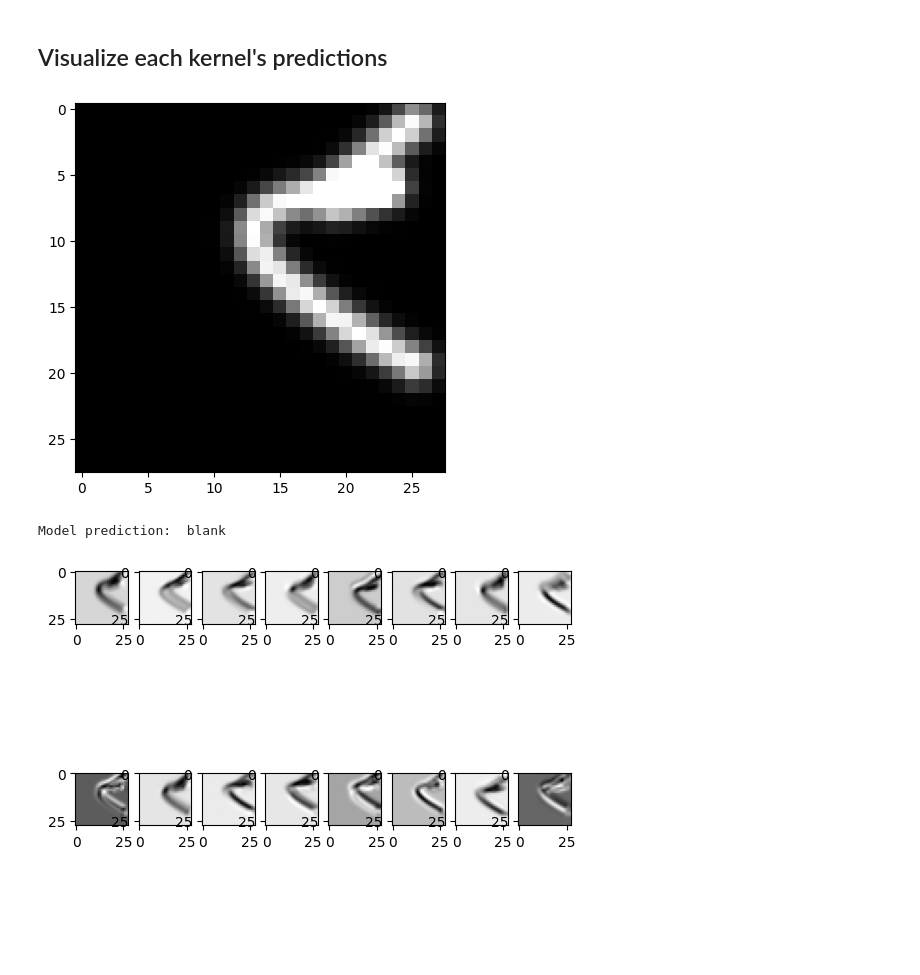
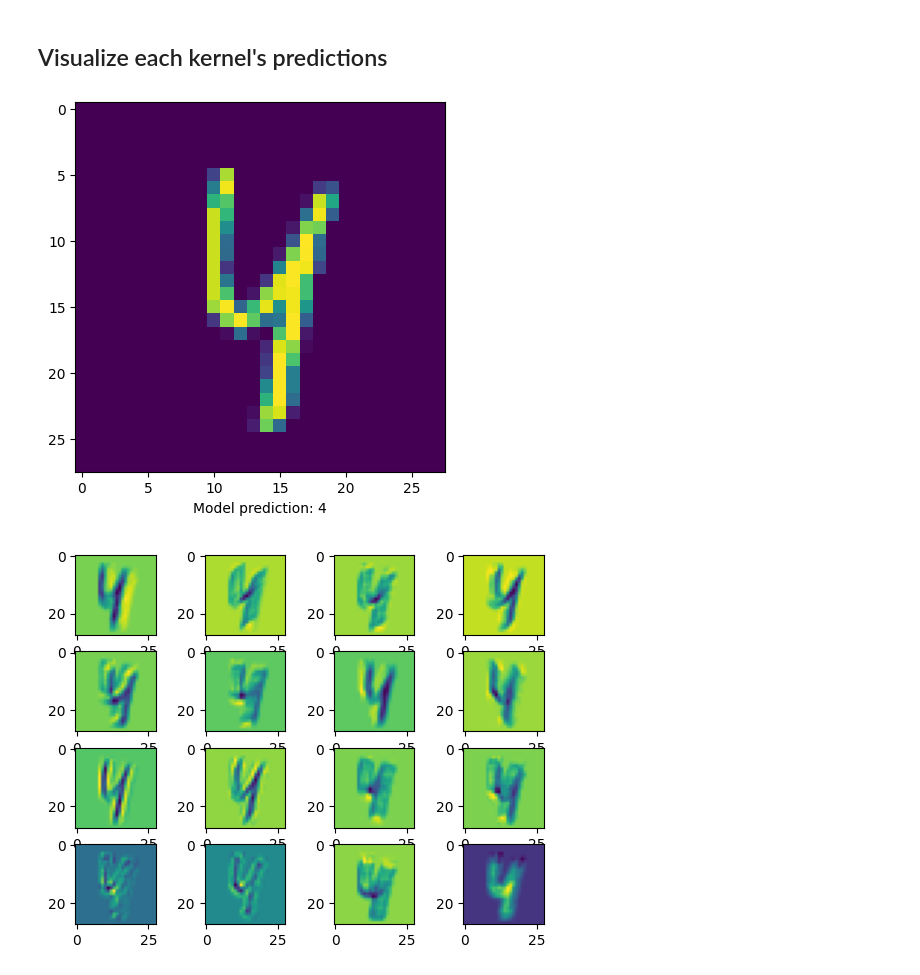
Before and after one commit to AI-MED-AGH/handwritten-digits-recognizer, a Jupyter notebook: visualize_kernel.ipynb, the cells around one changed output. Drawn from its saved outputs; the diff is of its cells as text; code cells hidden in the pictures; blank space fills up the shorter version.

```diff
--- a/visualize_kernel.ipynb
+++ b/visualize_kernel.ipynb
@@ -26,10 +29,10 @@ class_mapper: dict = {
 # %% [markdown]
 ## Visualize the kernels
 # %%
-fig, axes = plt.subplots(2, 8, sharex=True, sharey=True, subplot_kw={'xticklabels': '', 'yticklabels': '', 'xticks': (50,), 'yticks': (50,)})
+fig, axes = plt.subplots(4, 4, sharex=True, sharey=True, subplot_kw={'xticklabels': '', 'yticklabels': '', 'xticks': (50,), 'yticks': (50,)})
 with torch.no_grad():
     for idx, ker in enumerate(model.kernels):
 
 
-        axes[idx // 8, idx % 8].imshow(ker.squeeze(0))
+        axes[idx // 4, idx % 4].imshow(1 - ker.squeeze(0))
 # %% [output]
@@ -37,23 +114,15 @@ with torch.no_grad():
 # %% [markdown]
 ## Visualize each kernel's predictions
 # %%
-im: torch.Tensor = RandomLinesGenerator().generate()
-plt.imshow(im, cmap='gray')
-plt.show()
-im = im.unsqueeze(0).unsqueeze(0)
-fig, axes = plt.subplots(2, 8)
+im: torch.Tensor = full_test_dataset[np.random.randint(0, len(full_test_dataset))][0].squeeze()
+with torch.no_grad():
+    plt.imshow(im)
+    plt.xlabel(f'Model prediction: {torch.argmax(model(im.unsqueeze(0).unsqueeze(0)))}')
+    plt.show()
 
-plt.cla()
-model.eval()
-with torch.no_grad():
-    print('Model prediction: ', class_mapper[torch.argmax(torch.softmax(model(im), 1)).item()])
-    preds = model[0](im)
-
-    for idx, kernel in enumerate(preds.squeeze(0)):
-        axes[idx // 8, idx % 8].imshow(kernel, cmap='gray')
-
-plt.show()
+    fig, axes = plt.subplots(4,4)
+    for idx, k in enumerate(model.kernel_preds(im)):
+        axes[idx // 4, idx % 4].imshow(k)
 # %% [output]
-[figure, old version]
+[figure, new version]
-Model prediction:  blank
-[figure, old version]
+[figure, new version]
```
Also changed, not shown: parts of 3 cells of this notebook.
